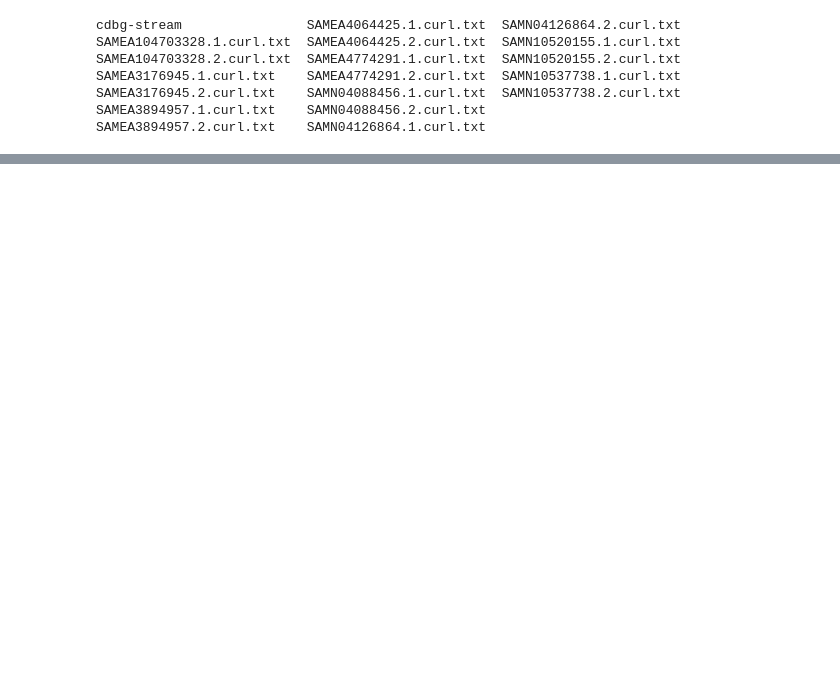
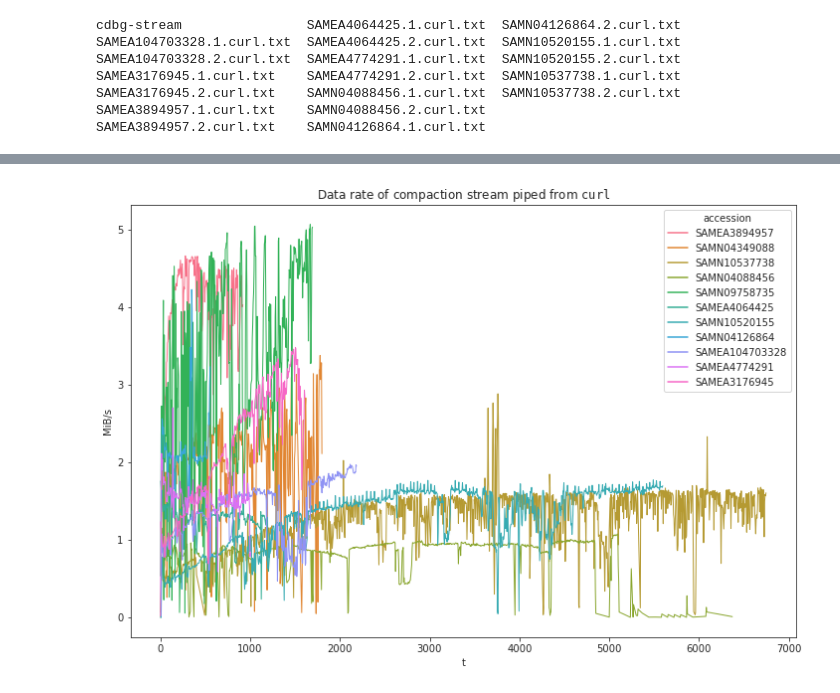
Before and after one commit to camillescott/dissertation, a Jupyter notebook: notebooks/Chapter One.ipynb, the cells around one changed output, grey strips where cells are left out. Cells and saved outputs as stored; diff of their text form; code cells hidden in the pictures; blank space fills up the shorter version.

```diff
--- a/notebooks/Chapter One.ipynb
+++ b/notebooks/Chapter One.ipynb
@@ -17,3 +18,9 @@ SAMEA3894957.1.curl.txt    SAMN04088456.2.curl.txt
 SAMEA3894957.2.curl.txt    SAMN04126864.1.curl.txt
 # %%
 files = sorted(glob.glob('../results/chap1/SAM*.curl.txt'))
+samples = set([os.path.basename(f).split('.')[0] for f in files])
+# %%
+def get_diffs(df):
+    return pd.DataFrame({'d_t': df['elapsed_s'][1:].values - df['elapsed_s'][:-1].values,
+                         'd_bytes': df['bytes_read'][1:].values - df['bytes_read'][:-1].values,
+                         't': df['elapsed_s'][1:]})
@@ -20,10 +57,23 @@ files = sorted(glob.glob('../results/chap1/SAM*.curl.txt'))
 # %%
 stream_df = []
-for path in files:
-    filename = os.path.basename(path)
-    accession, fragment, _, _ = filename.split('.')
-    df = pd.read_table(path, delim_whitespace=True, names=['elapsed_s', 'bytes_read'])
-    df['accession'] = accession
-    df['fragment'] = fragment
-    stream_df.append(df)
-stream_df = pd.concat(stream_df)
+for accession in samples:
+    print(f'Reading {accession}...')
+    left_fn = f'../results/chap1/{accession}.1.curl.txt'
+    right_fn = f'../results/chap1/{accession}.2.curl.txt'
+    ldf = get_diffs(pd.read_table(left_fn, delim_whitespace=True, names=['elapsed_s', 'bytes_read']))
+    rdf = get_diffs(pd.read_table(right_fn, delim_whitespace=True, names=['elapsed_s', 'bytes_read']))
+
+    bins = list(range(0, int(max(ldf.t.max(), rdf.t.max())), 5))
+
+    ldf = ldf.groupby(pd.cut(ldf.t, labels=bins[1:], bins=bins)).mean()
+    ldf['bytes/s'] = ldf.d_bytes / ldf.d_t
+    rdf = rdf.groupby(pd.cut(rdf.t, labels=bins[1:], bins=bins)).mean()
+    rdf['bytes/s'] = rdf.d_bytes / rdf.d_t
+
+    df = pd.DataFrame({'t': ldf.index,
+                       'bytes/s': ldf['bytes/s'] + rdf['bytes/s'],
+                       'accession': accession})
+    df['MiB/s'] = df['bytes/s'] / 1048576
+
+    stream_df.append(df.copy())
+stream_df = pd.concat(stream_df).reset_index(drop=True)
@@ -29,0 +110,8 @@ stream_df = pd.concat(stream_df)
+# %%
+with sns.axes_style("ticks"), \
+     FigureManager(show=True, figsize=(12,8)) as (fig, ax):
+
+    sns.lineplot(data=stream_df, x='t', y='MiB/s', hue='accession', lw=1, legend=True, ax=ax)
+    ax.set_title('Data rate of compaction stream piped from $\mathtt{curl}$')
+# %% [output]
+[figure, added]
```
Also changed, not shown: parts of 11 cells of this notebook.
